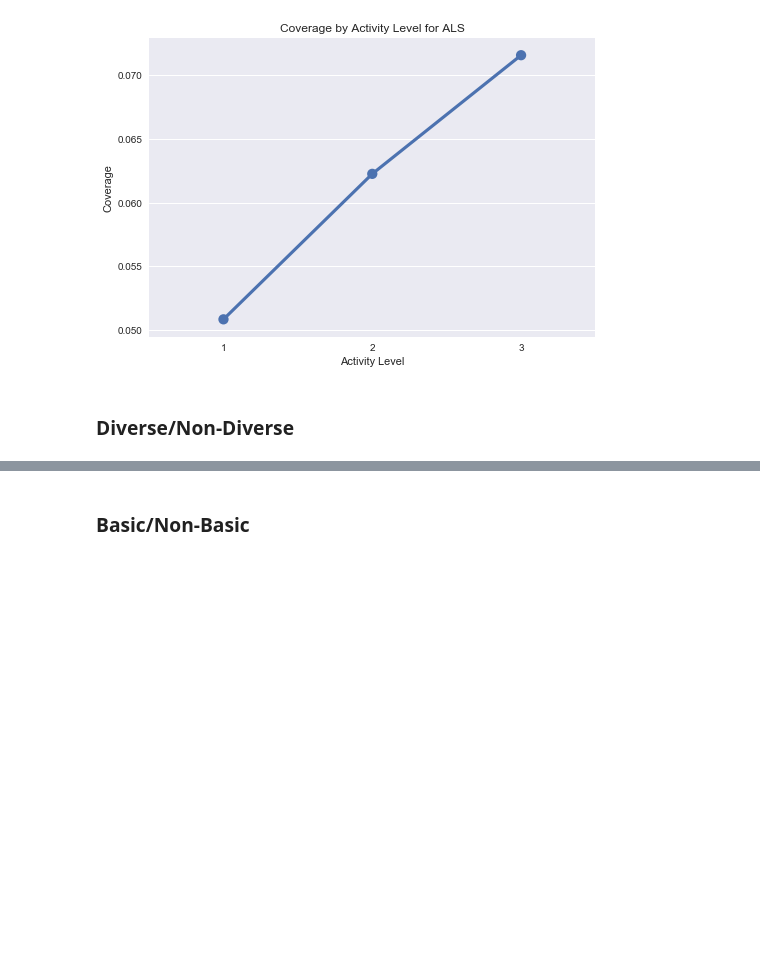
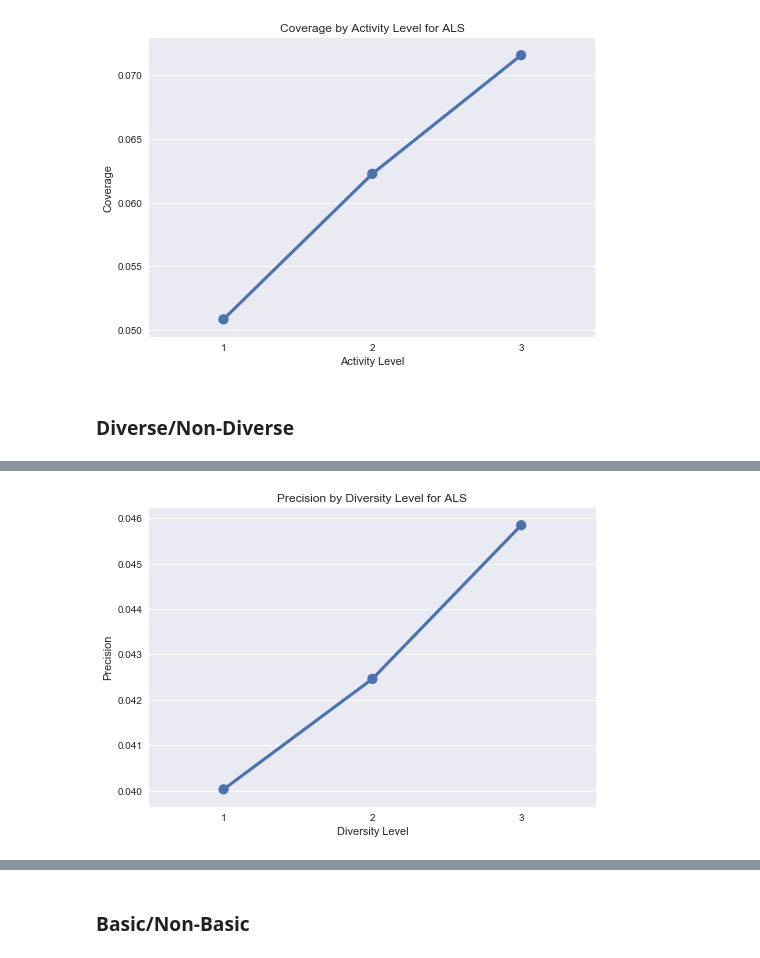
Before and after one commit to timjaya/lastfm, a Jupyter notebook: code/Main.ipynb, the cells around one changed output, grey strips where cells are left out. Drawn from its saved outputs; the diff is of its cells as text; code cells hidden in the pictures; blank space fills up the shorter version.

```diff
--- a/code/Main.ipynb
+++ b/code/Main.ipynb
@@ -333,9 +360,11 @@ plt.show()
 # %%
-# Plot Precision of by Activity Level
-precision_activity_df = pd.DataFrame({'N':levels, 'Recall': precision_activity})
-g = sns.pointplot(x='N', y='Recall', data=precision_activity_df)
-plt.title('Precision by Activity Level for ALS')
-plt.xlabel('Activity Level')
+# Plot Precision of by Diversity Level
+precision_div_df = pd.DataFrame({'N':levels, 'Recall': precision_div})
+g = sns.pointplot(x='N', y='Recall', data=precision_div_df)
+plt.title('Precision by Diversity Level for ALS')
+plt.xlabel('Diversity Level')
 plt.ylabel('Precision')
 plt.show()
+# %% [output]
+[figure, added]
 # %%
```
Also changed, not shown: parts of 9 cells of this notebook.
